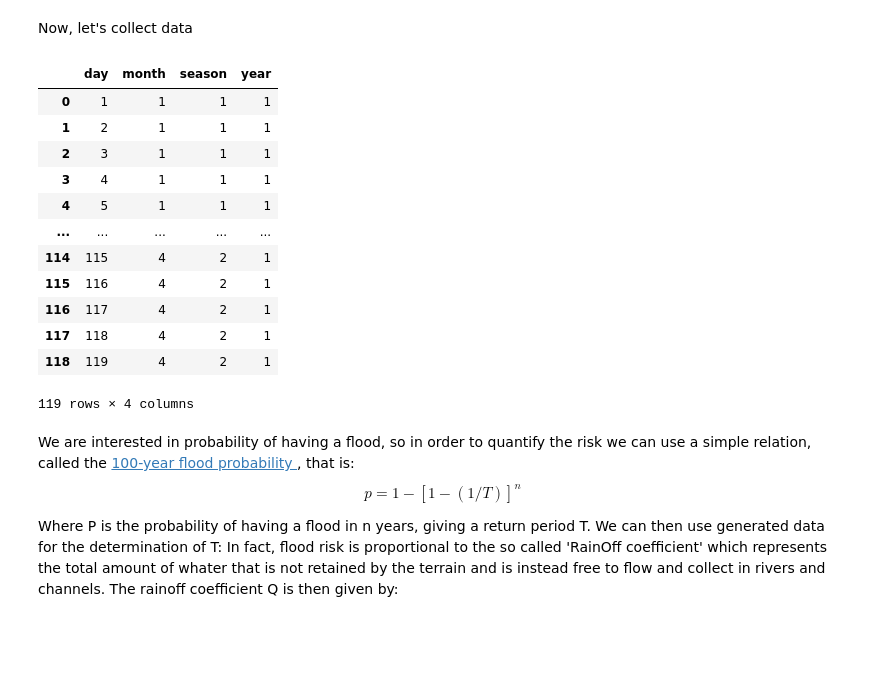
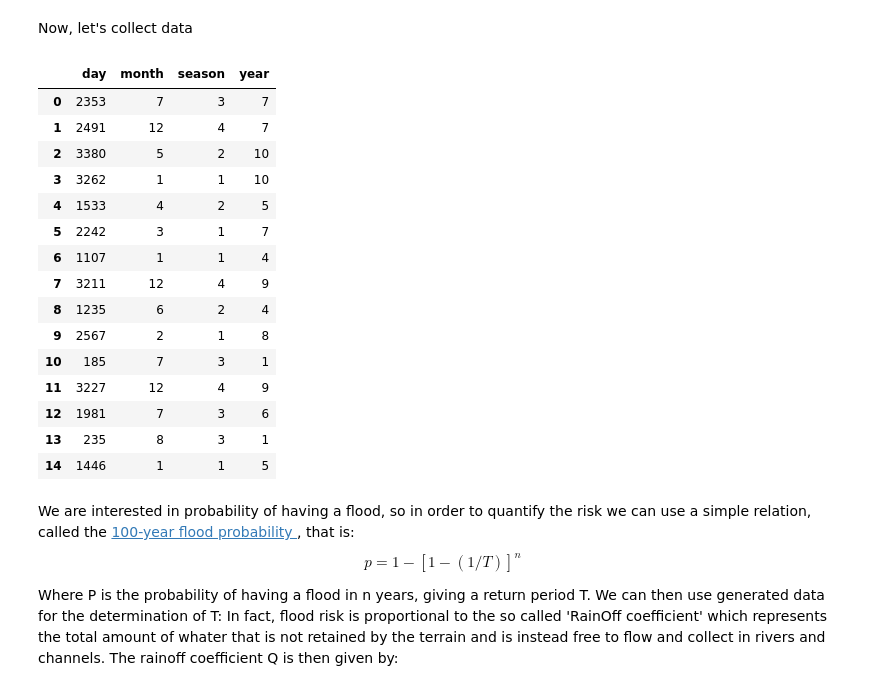
Before and after one commit to dew54/project-stoch-2, a Jupyter notebook: project.ipynb, the cells around one changed output. Drawn from its saved outputs; the diff is of its cells as text; code cells hidden in the pictures; blank space fills up the shorter version.

```diff
--- a/project.ipynb
+++ b/project.ipynb
@@ -148,27 +138,30 @@ events are [534]
 Now, let's collect data
 # %%
 dfAn = pd.DataFrame(columns=['day', 'month', 'season', 'year'])
-# days = [randint(1,forecastingPeriod) for _ in range(numSamples)]
-days = range(1,30*4)
+days = [randint(1,forecastingPeriod) for _ in range(numSamples)]
+# days = range(1,30*4)
 dfAn['day']= days
 dfAn['year'] = ([math.ceil(t/30/12) for t in days])
 dfAn['month'] = ([math.floor((t)/30)%12 +1 for t in days])
 dfAn['season'] = (([math.floor((t)/90)%4 +1 for t in days]))
 display(dfAn)
 # %% [output]
 |  | day | month | season | year |
-| 0 | 1 | 1 | 1 | 1 |
-| 1 | 2 | 1 | 1 | 1 |
-| 2 | 3 | 1 | 1 | 1 |
-| 3 | 4 | 1 | 1 | 1 |
-| 4 | 5 | 1 | 1 | 1 |
-| ... | ... | ... | ... | ... |
-| 114 | 115 | 4 | 2 | 1 |
-| 115 | 116 | 4 | 2 | 1 |
-| 116 | 117 | 4 | 2 | 1 |
-| 117 | 118 | 4 | 2 | 1 |
-| 118 | 119 | 4 | 2 | 1 |
+| 0 | 2353 | 7 | 3 | 7 |
+| 1 | 2491 | 12 | 4 | 7 |
+| 2 | 3380 | 5 | 2 | 10 |
+| 3 | 3262 | 1 | 1 | 10 |
+| 4 | 1533 | 4 | 2 | 5 |
+| 5 | 2242 | 3 | 1 | 7 |
+| 6 | 1107 | 1 | 1 | 4 |
+| 7 | 3211 | 12 | 4 | 9 |
+| 8 | 1235 | 6 | 2 | 4 |
+| 9 | 2567 | 2 | 1 | 8 |
+| 10 | 185 | 7 | 3 | 1 |
+| 11 | 3227 | 12 | 4 | 9 |
+| 12 | 1981 | 7 | 3 | 6 |
+| 13 | 235 | 8 | 3 | 1 |
+| 14 | 1446 | 1 | 1 | 5 |
-119 rows × 4 columns
 # %% [markdown]
 We are interested in probability of having a flood, so in order to quantify the risk we can use a simple relation, called the <a href="https://en.wikipedia.org/wiki/100-year_flood#:~:text=A%20100%2Dyear%20flood%20is,exceeded%20in%20any%20given%20year."> 100-year flood probability </a>, that is:
 $$
```
Also changed, not shown: parts of 6 cells of this notebook.
